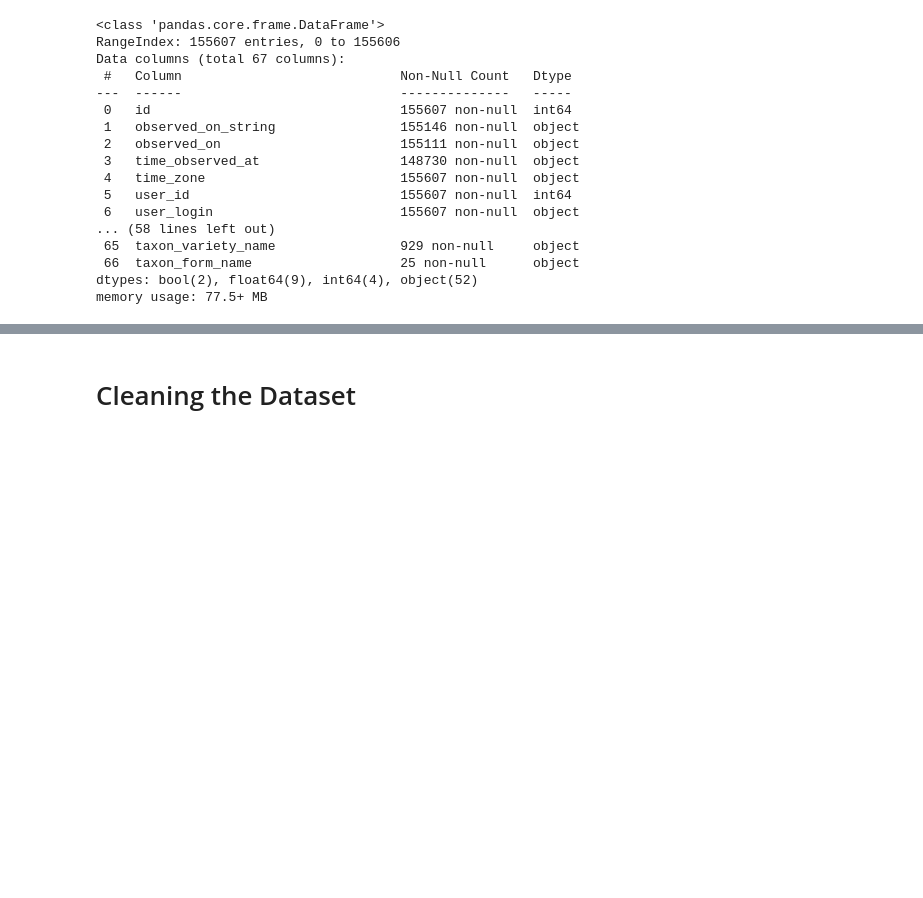
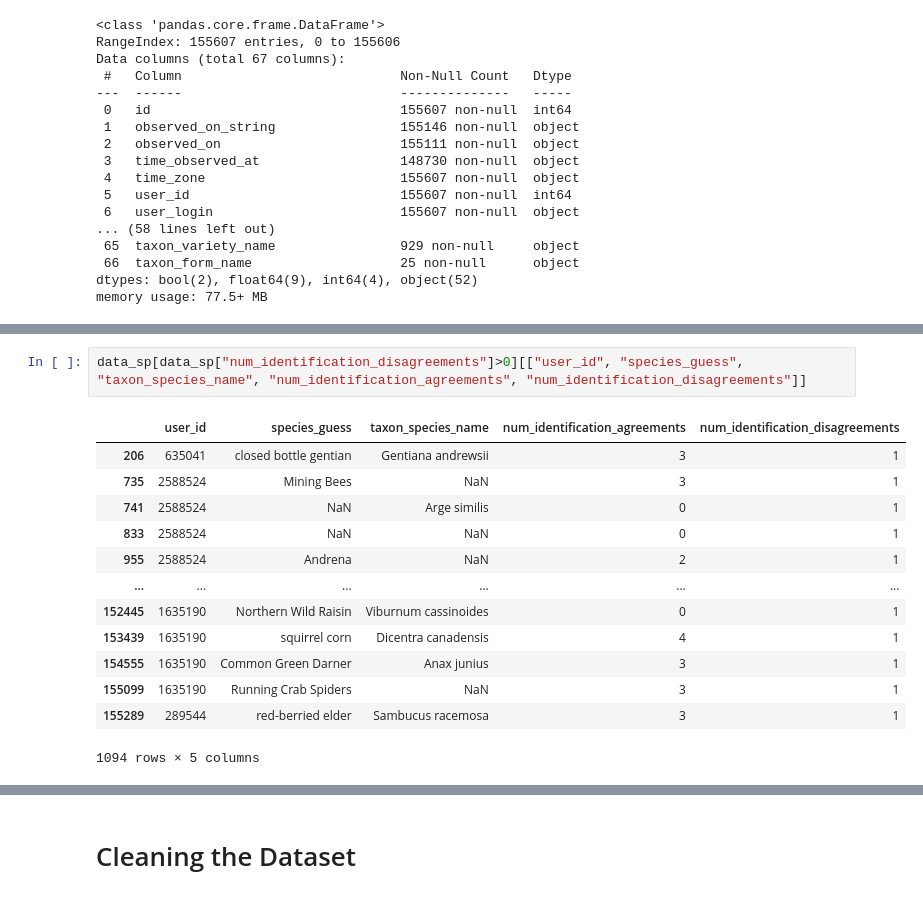
Before and after one commit to mccoolgrime/BrainStationCapstone, a Jupyter notebook: notebooks/Spicata_Clean_and_Prep.ipynb, the cells around one changed output, grey strips where cells are left out. Cells and saved outputs as stored; diff of their text form; blank space fills up the shorter version.

```diff
--- a/notebooks/Spicata_Clean_and_Prep.ipynb
+++ b/notebooks/Spicata_Clean_and_Prep.ipynb
@@ -195,0 +229,16 @@ memory usage: 77.5+ MB
+# %%
+data_sp[data_sp["num_identification_disagreements"]>0][["user_id", "species_guess", "taxon_species_name", "num_identification_agreements", "num_identification_disagreements"]]
+# %% [output]
+|  | user_id | species_guess | taxon_species_name | num_identification_agreements | num_identification_disagreements |
+| 206 | 635041 | closed bottle gentian | Gentiana andrewsii | 3 | 1 |
+| 735 | 2588524 | Mining Bees | NaN | 3 | 1 |
+| 741 | 2588524 | NaN | Arge similis | 0 | 1 |
+| 833 | 2588524 | NaN | NaN | 0 | 1 |
+| 955 | 2588524 | Andrena | NaN | 2 | 1 |
+| ... | ... | ... | ... | ... | ... |
+| 152445 | 1635190 | Northern Wild Raisin | Viburnum cassinoides | 0 | 1 |
+| 153439 | 1635190 | squirrel corn | Dicentra canadensis | 4 | 1 |
+| 154555 | 1635190 | Common Green Darner | Anax junius | 3 | 1 |
+| 155099 | 1635190 | Running Crab Spiders | NaN | 3 | 1 |
+| 155289 | 289544 | red-berried elder | Sambucus racemosa | 3 | 1 |
+1094 rows × 5 columns
```
Also changed, not shown: parts of 22 cells of this notebook.
